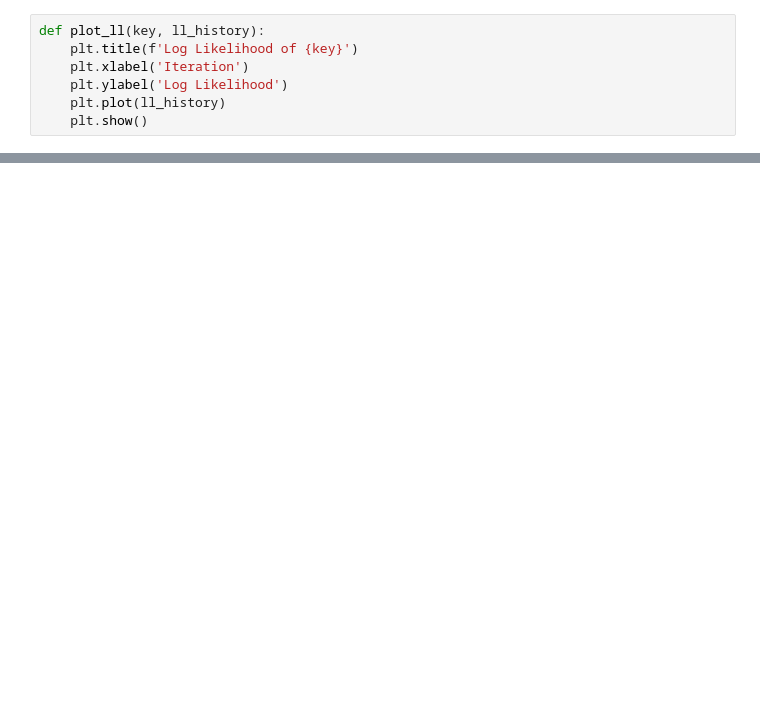
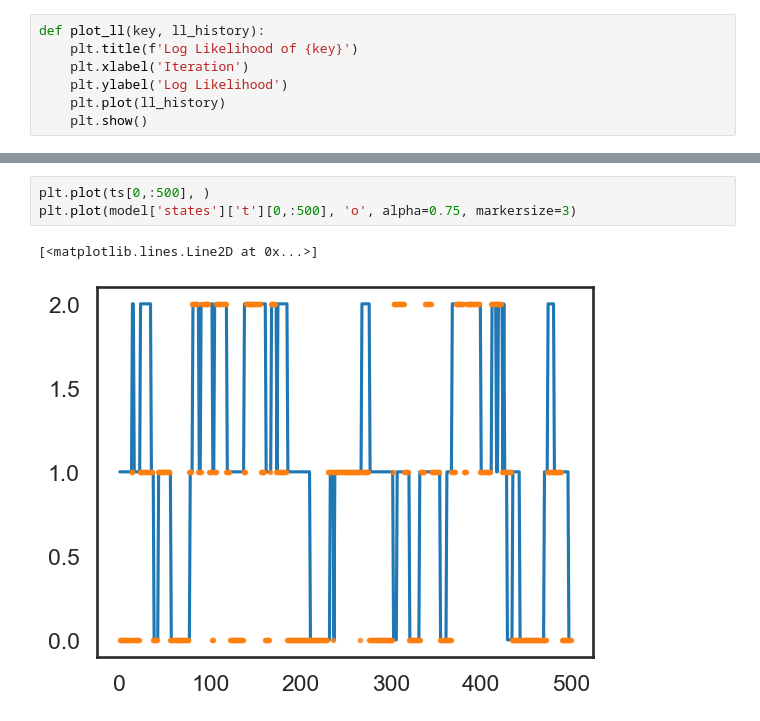
Before and after one commit to dattalab/jax-moseq, a Jupyter notebook: examples/twarhmm_example.ipynb, the cells around one changed output, grey strips where cells are left out. Saved outputs shown, nothing was run; the diff lists cells and outputs as text; blank space fills up the shorter version.

```diff
--- a/examples/twarhmm_example.ipynb
+++ b/examples/twarhmm_example.ipynb
@@ -205,0 +217,6 @@ plt.tight_layout()
+# %%
+plt.plot(ts[0,:500], )
+plt.plot(model['states']['t'][0,:500], 'o', alpha=0.75, markersize=3)
+# %% [output]
+[<matplotlib.lines.Line2D at 0x...>]
+[figure, added]
```
Also changed, not shown: parts of 12 cells of this notebook, 5 other files.
